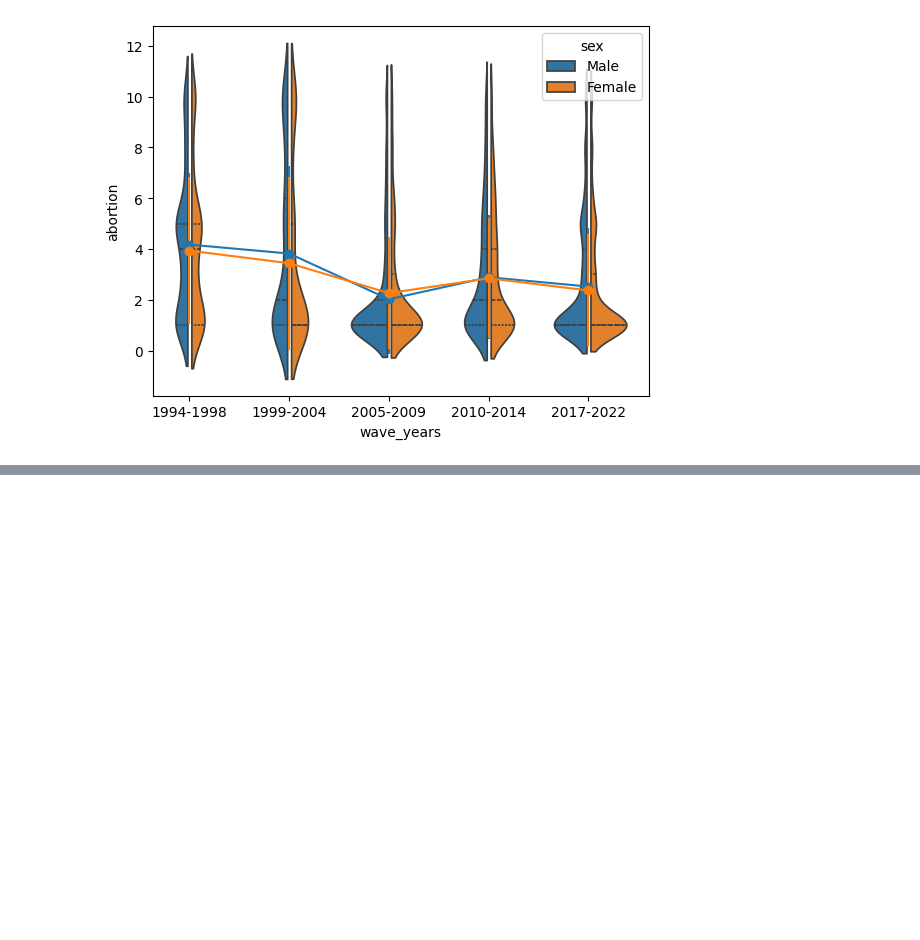
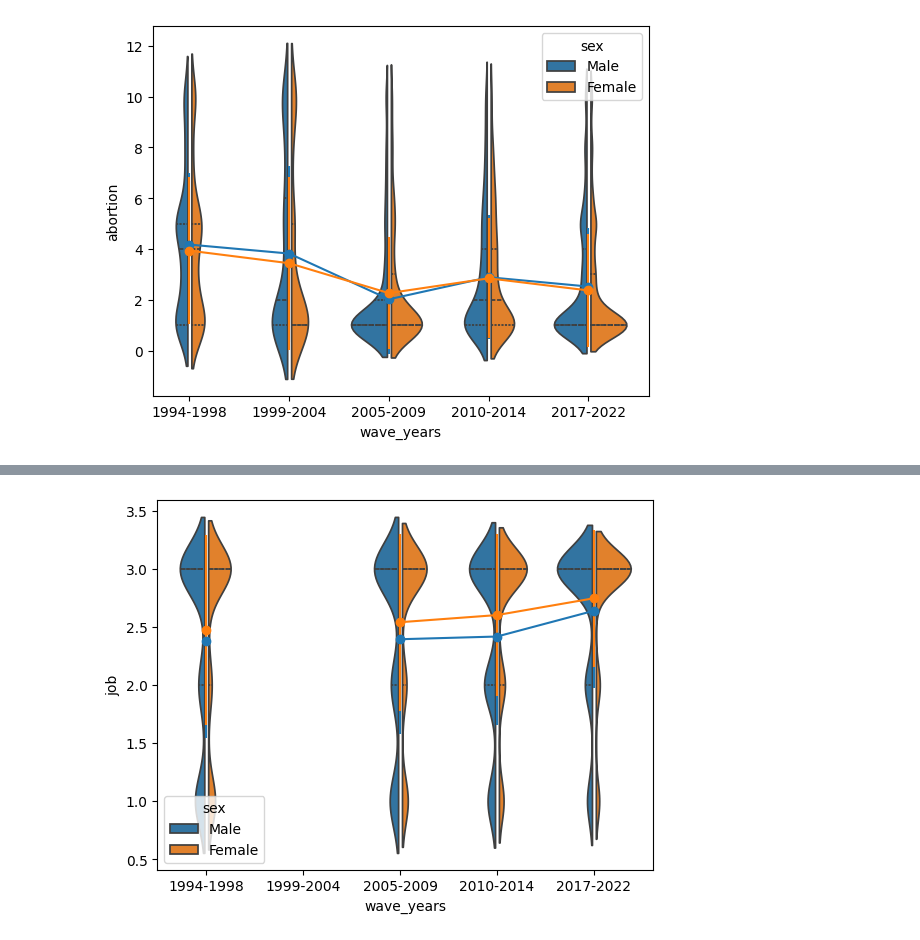
Before and after one commit to BeTheMaster/WorldGenderValues, a Jupyter notebook: src/02_visualize_distribution_sex.ipynb, the cells around one changed output, grey strips where cells are left out. Cells and saved outputs as stored; diff of their text form; code cells hidden in the pictures; blank space fills up the shorter version.

```diff
--- a/src/02_visualize_distribution_sex.ipynb
+++ b/src/02_visualize_distribution_sex.ipynb
@@ -78,0 +91,6 @@ plot_violine(country, question, False)
+# %%
+country='Germany'
+question='job'
+plot_violine(country, question, True)
+# %% [output]
+[figure, added]
```
Also changed, not shown: parts of 4 cells of this notebook, 6 other files.
